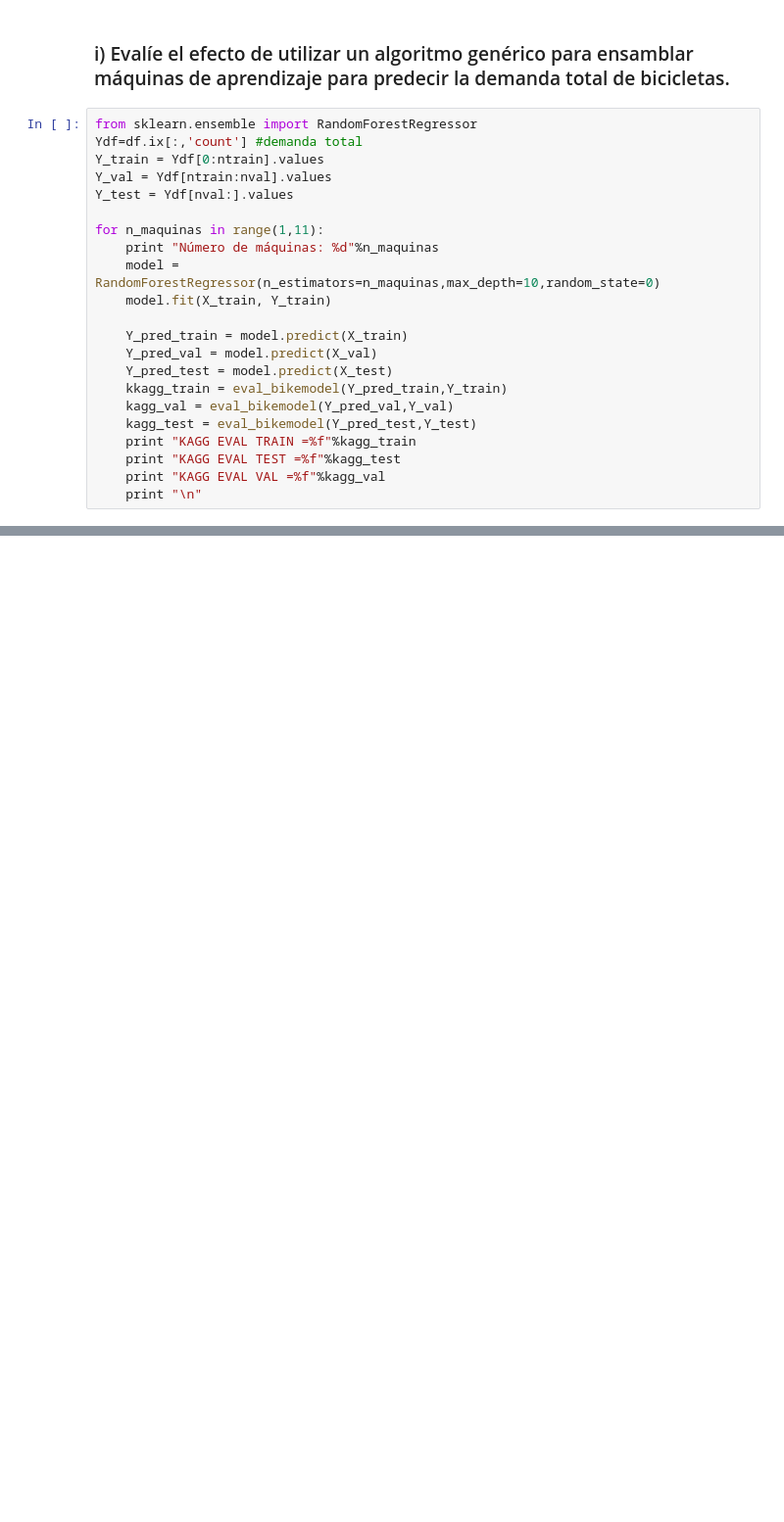
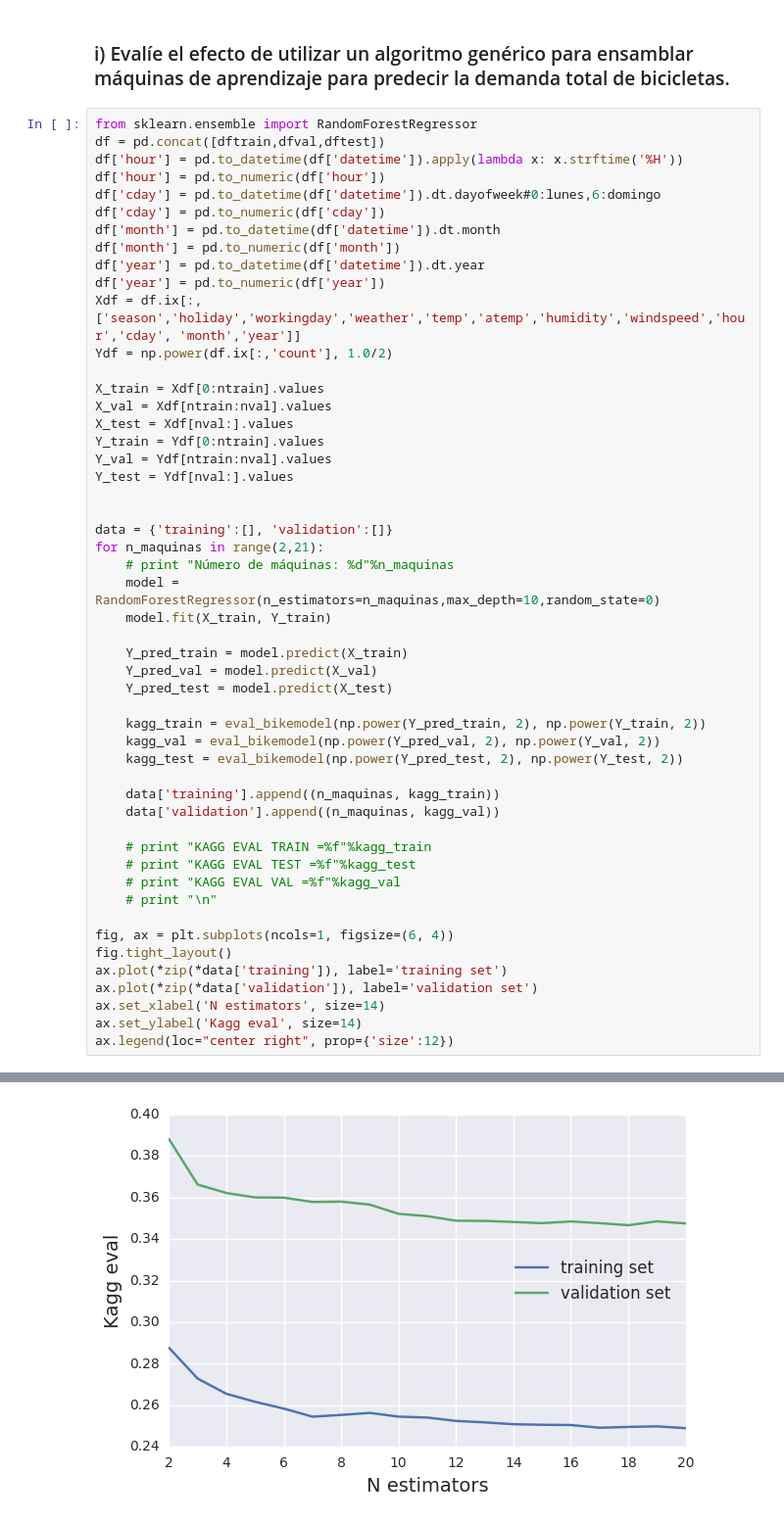
Before and after one commit to ivangolo/ML, a Jupyter notebook: Parte 2/Bike_Sharing.ipynb, the cells around one changed output, grey strips where cells are left out. Shown: that part at 98% size. Cells and saved outputs as stored; diff of their text form; blank space fills up the shorter version.

```diff
--- a/Parte 2/Bike_Sharing.ipynb
+++ b/Parte 2/Bike_Sharing.ipynb
@@ -450,23 +569,53 @@ En los 3 casos (demanda total, demanda registrada y demanda casual) se ha utiliz
 ### i) Evalíe el efecto de utilizar un algoritmo genérico para ensamblar máquinas de aprendizaje para predecir la demanda total de bicicletas.
 # %%
 from sklearn.ensemble import RandomForestRegressor
-Ydf=df.ix[:,'count'] #demanda total
+df = pd.concat([dftrain,dfval,dftest])
+df['hour'] = pd.to_datetime(df['datetime']).apply(lambda x: x.strftime('%H'))
+df['hour'] = pd.to_numeric(df['hour'])
+df['cday'] = pd.to_datetime(df['datetime']).dt.dayofweek#0:lunes,6:domingo
+df['cday'] = pd.to_numeric(df['cday'])
+df['month'] = pd.to_datetime(df['datetime']).dt.month
+df['month'] = pd.to_numeric(df['month'])
+df['year'] = pd.to_datetime(df['datetime']).dt.year
+df['year'] = pd.to_numeric(df['year'])
+Xdf = df.ix[:,['season','holiday','workingday','weather','temp','atemp','humidity','windspeed','hour','cday', 'month','year']]
+Ydf = np.power(df.ix[:,'count'], 1.0/2)
+
+X_train = Xdf[0:ntrain].values
+X_val = Xdf[ntrain:nval].values
+X_test = Xdf[nval:].values
 Y_train = Ydf[0:ntrain].values
 Y_val = Ydf[ntrain:nval].values
 Y_test = Ydf[nval:].values
 
-for n_maquinas in range(1,11):
-    print "Número de máquinas: %d"%n_maquinas
+
+data = {'training':[], 'validation':[]}
+for n_maquinas in range(2,21):
+    # print "Número de máquinas: %d"%n_maquinas
     model = RandomForestRegressor(n_estimators=n_maquinas,max_depth=10,random_state=0)
     model.fit(X_train, Y_train)
 
     Y_pred_train = model.predict(X_train)
     Y_pred_val = model.predict(X_val)
     Y_pred_test = model.predict(X_test)
-    kkagg_train = eval_bikemodel(Y_pred_train,Y_train)
-    kagg_val = eval_bikemodel(Y_pred_val,Y_val)
-    kagg_test = eval_bikemodel(Y_pred_test,Y_test)
-    print "KAGG EVAL TRAIN =%f"%kagg_train
-    print "KAGG EVAL TEST =%f"%kagg_test
-    print "KAGG EVAL VAL =%f"%kagg_val
-    print "\n"
+
+    kagg_train = eval_bikemodel(np.power(Y_pred_train, 2), np.power(Y_train, 2))
+    kagg_val = eval_bikemodel(np.power(Y_pred_val, 2), np.power(Y_val, 2))
+    kagg_test = eval_bikemodel(np.power(Y_pred_test, 2), np.power(Y_test, 2))
+
+    data['training'].append((n_maquinas, kagg_train))
+    data['validation'].append((n_maquinas, kagg_val))
+
+    # print "KAGG EVAL TRAIN =%f"%kagg_train
+    # print "KAGG EVAL TEST =%f"%kagg_test
+    # print "KAGG EVAL VAL =%f"%kagg_val
+    # print "\n"
+
+fig, ax = plt.subplots(ncols=1, figsize=(6, 4))
+fig.tight_layout()
+ax.plot(*zip(*data['training']), label='training set')
+ax.plot(*zip(*data['validation']), label='validation set')
+ax.set_xlabel('N estimators', size=14)
+ax.set_ylabel('Kagg eval', size=14)
+ax.legend(loc="center right", prop={'size':12})
+# %% [output]
@@ -472,0 +623 @@ for n_maquinas in range(1,11):
+[figure, added]
```
Also changed, not shown: parts of 17 cells of this notebook, 1 other file.
